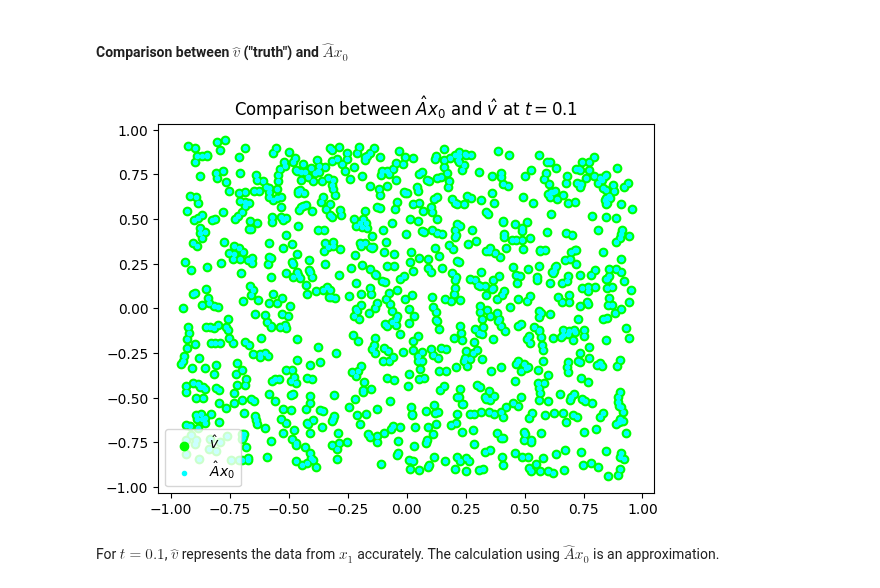
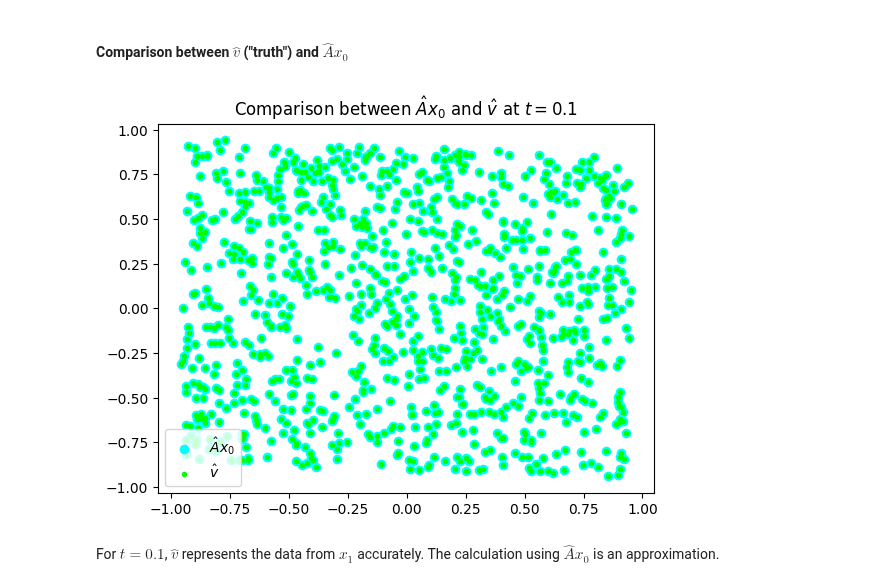
Before and after one commit to parimsuka/crowd-modeling-and-simulation, a Jupyter notebook: exercise5/2-linear-vectorfields/linear_vectorfields_showcase.ipynb, the cells around one changed output. Cells and saved outputs as stored; diff of their text form; code cells hidden in the pictures.

Commit message:
Updated the colors on the A_hat x_0 vs v_hat plot

```diff
--- a/exercise5/2-linear-vectorfields/linear_vectorfields_showcase.ipynb
+++ b/exercise5/2-linear-vectorfields/linear_vectorfields_showcase.ipynb
@@ -96,13 +96,13 @@ $\Longrightarrow$ The approximations are (nearly) identical, and such are the me
 # %%
 t = 0.1
 new_point_in_time_v_hat = lvfa.get_new_point_in_time(t, use_A_hat=False)
 new_point_in_time_A_hat = lvfa.get_new_point_in_time(t, use_A_hat=True)
 
-util.point_plot(new_point_in_time_v_hat[:, 0], new_point_in_time_v_hat[:, 1], color='lime', label="$\hat{v}$", marker='o')
-util.point_plot(new_point_in_time_A_hat[:, 0], new_point_in_time_A_hat[:, 1], color='cyan', label="$\hat{A}x_0$", title=f"Comparison between $\hat{{A}}x_0$ and $\hat{{v}}$ at $t={t}$")
+util.point_plot(new_point_in_time_A_hat[:, 0], new_point_in_time_A_hat[:, 1], color='cyan', label="$\hat{A}x_0$", marker='o')
+util.point_plot(new_point_in_time_v_hat[:, 0], new_point_in_time_v_hat[:, 1], color='lime', label="$\hat{v}$", title=f"Comparison between $\hat{{A}}x_0$ and $\hat{{v}}$ at $t={t}$")
 plt.show()
 # %% [output]
-[figure, old version]
+[figure, new version]
 # %% [markdown]
 For $t=0.1$, $\hat{v}$ represents the data from $x_1$ accurately.
 The calculation using $\hat{A}x_0$ is an approximation.
```
